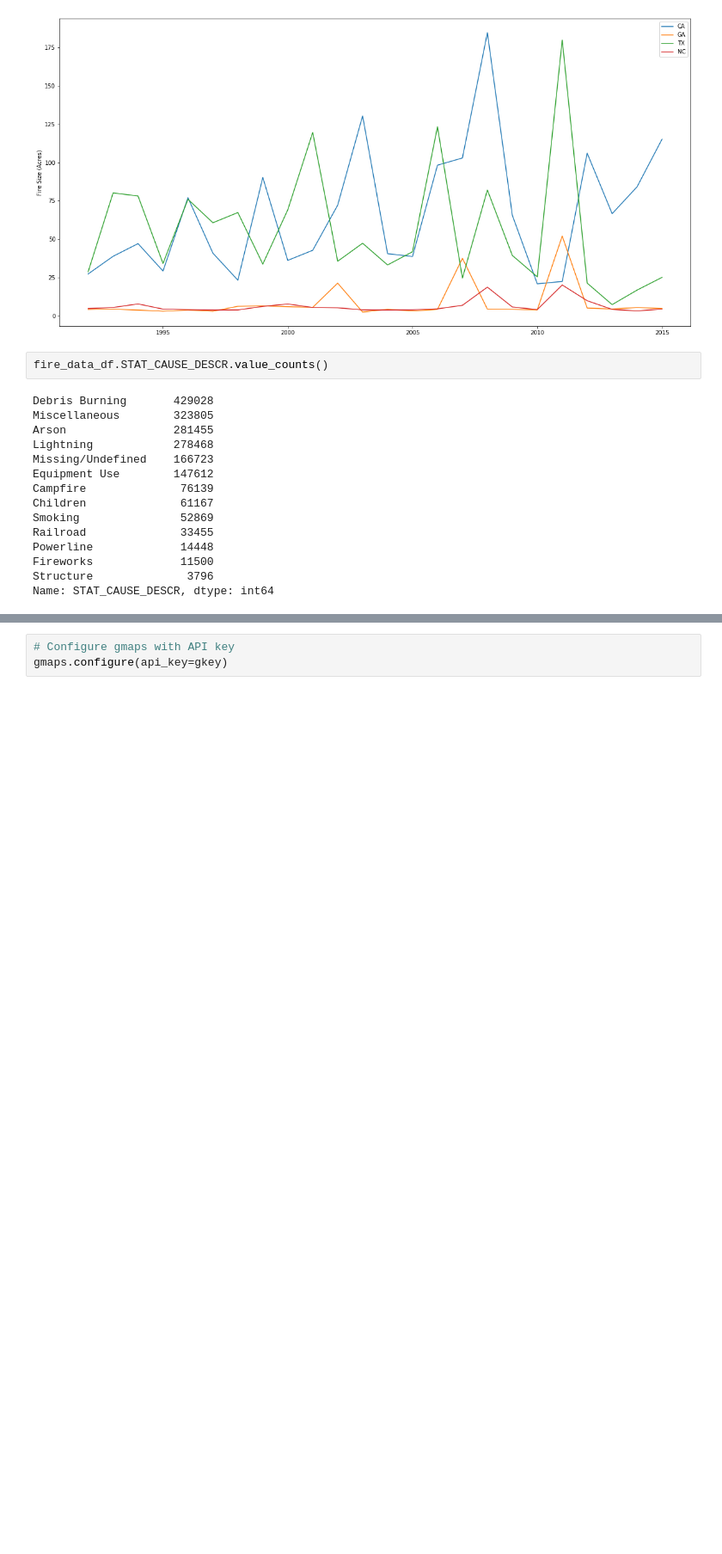
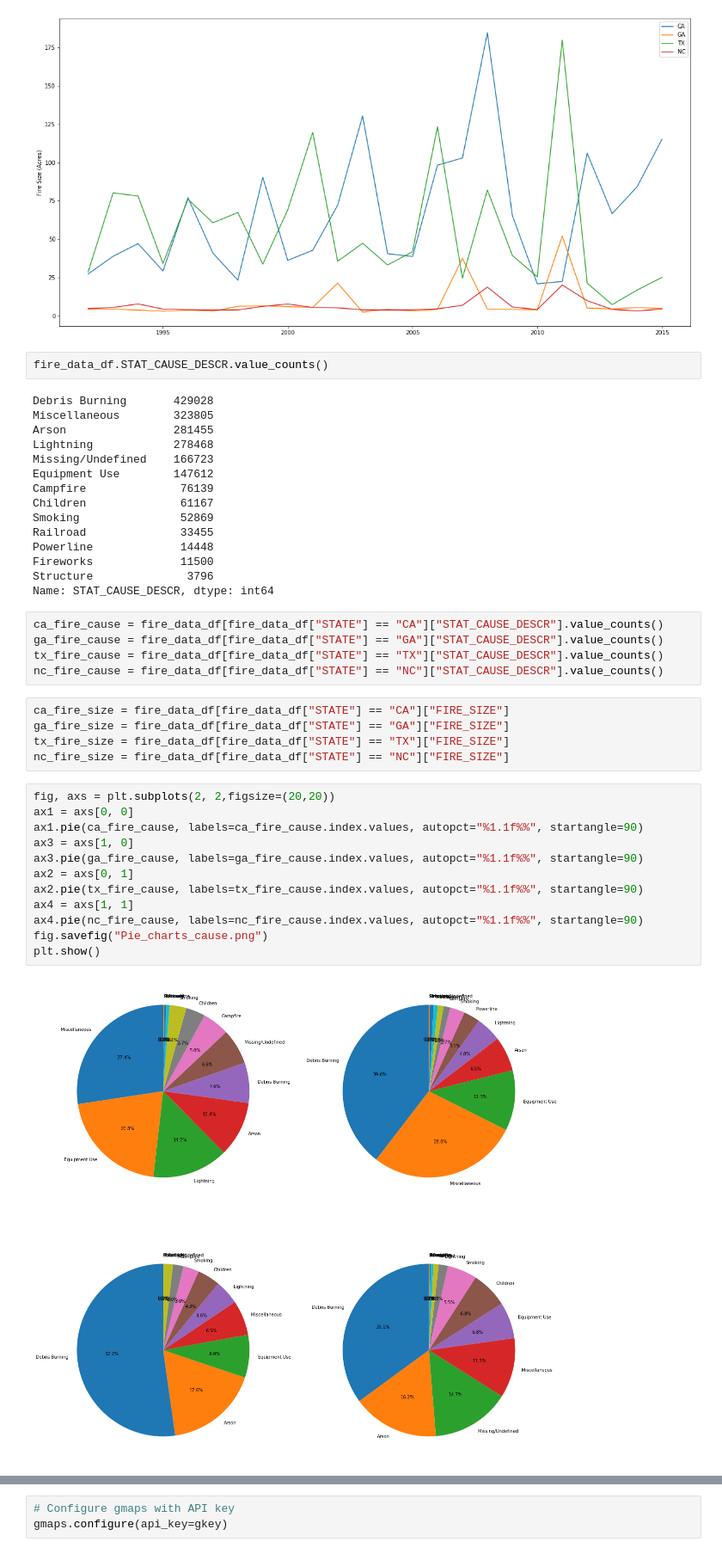
Before and after one commit to BryanSouza91/Project_1, a Jupyter notebook: Fire_Data_Analysis.ipynb, the cells around one changed output, grey strips where cells are left out. Shown: that part at 86% size. Cells and saved outputs as stored; diff of their text form; blank space fills up the shorter version.

```diff
--- a/Fire_Data_Analysis.ipynb
+++ b/Fire_Data_Analysis.ipynb
@@ -77,3 +82,27 @@ Powerline             14448
 Fireworks             11500
 Structure              3796
 Name: STAT_CAUSE_DESCR, dtype: int64
+# %%
+ca_fire_cause = fire_data_df[fire_data_df["STATE"] == "CA"]["STAT_CAUSE_DESCR"].value_counts()
+ga_fire_cause = fire_data_df[fire_data_df["STATE"] == "GA"]["STAT_CAUSE_DESCR"].value_counts()
+tx_fire_cause = fire_data_df[fire_data_df["STATE"] == "TX"]["STAT_CAUSE_DESCR"].value_counts()
+nc_fire_cause = fire_data_df[fire_data_df["STATE"] == "NC"]["STAT_CAUSE_DESCR"].value_counts()
+# %%
+ca_fire_size = fire_data_df[fire_data_df["STATE"] == "CA"]["FIRE_SIZE"]
+ga_fire_size = fire_data_df[fire_data_df["STATE"] == "GA"]["FIRE_SIZE"]
+tx_fire_size = fire_data_df[fire_data_df["STATE"] == "TX"]["FIRE_SIZE"]
+nc_fire_size = fire_data_df[fire_data_df["STATE"] == "NC"]["FIRE_SIZE"]
+# %%
+fig, axs = plt.subplots(2, 2,figsize=(20,20))
+ax1 = axs[0, 0]
+ax1.pie(ca_fire_cause, labels=ca_fire_cause.index.values, autopct="%1.1f%%", startangle=90)
+ax3 = axs[1, 0]
+ax3.pie(ga_fire_cause, labels=ga_fire_cause.index.values, autopct="%1.1f%%", startangle=90)
+ax2 = axs[0, 1]
+ax2.pie(tx_fire_cause, labels=tx_fire_cause.index.values, autopct="%1.1f%%", startangle=90)
+ax4 = axs[1, 1]
+ax4.pie(nc_fire_cause, labels=nc_fire_cause.index.values, autopct="%1.1f%%", startangle=90)
+fig.savefig("Pie_charts_cause.png")
+plt.show()
+# %% [output]
+[figure, added]
```
Also changed, not shown: parts of 17 cells of this notebook.
